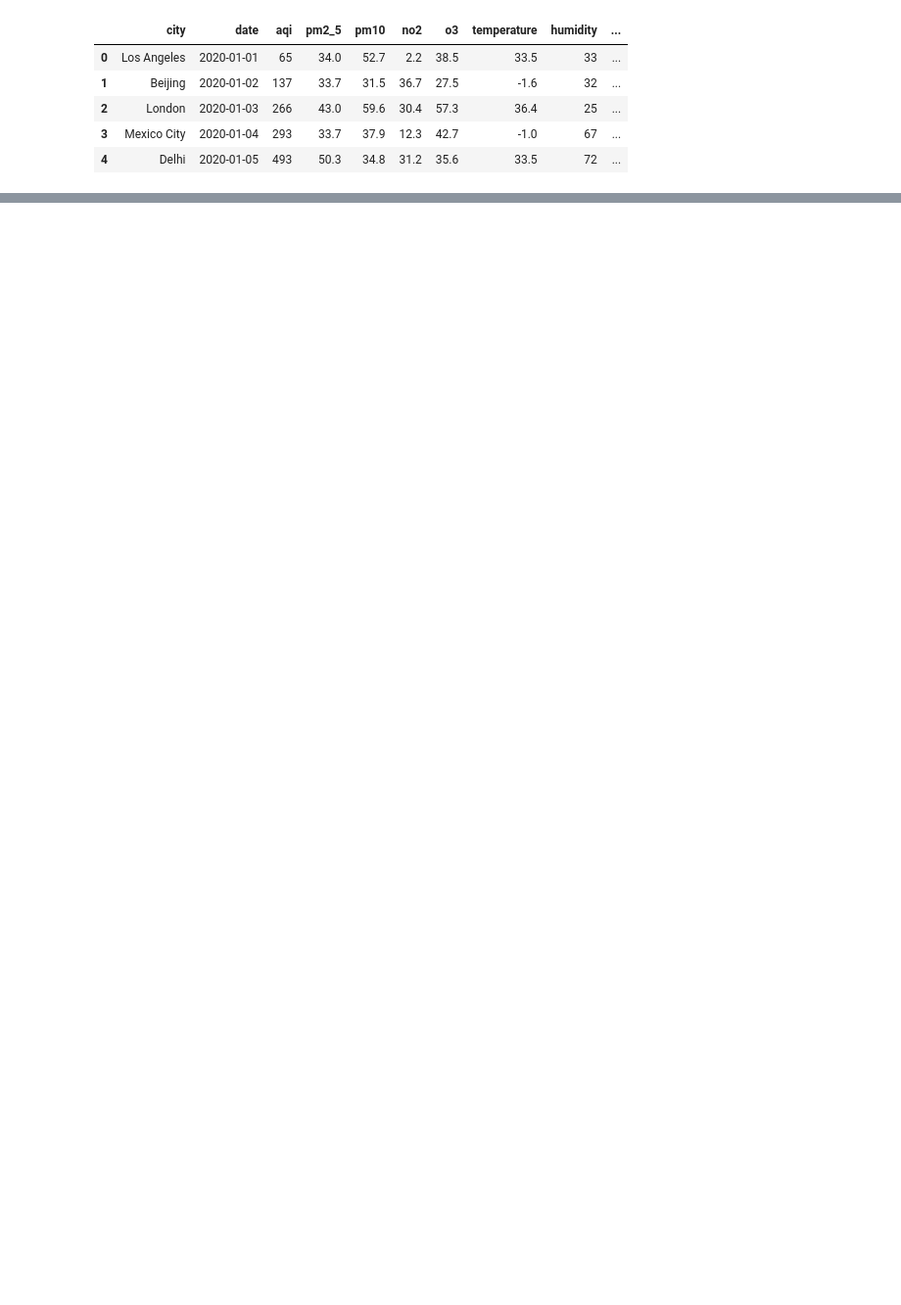
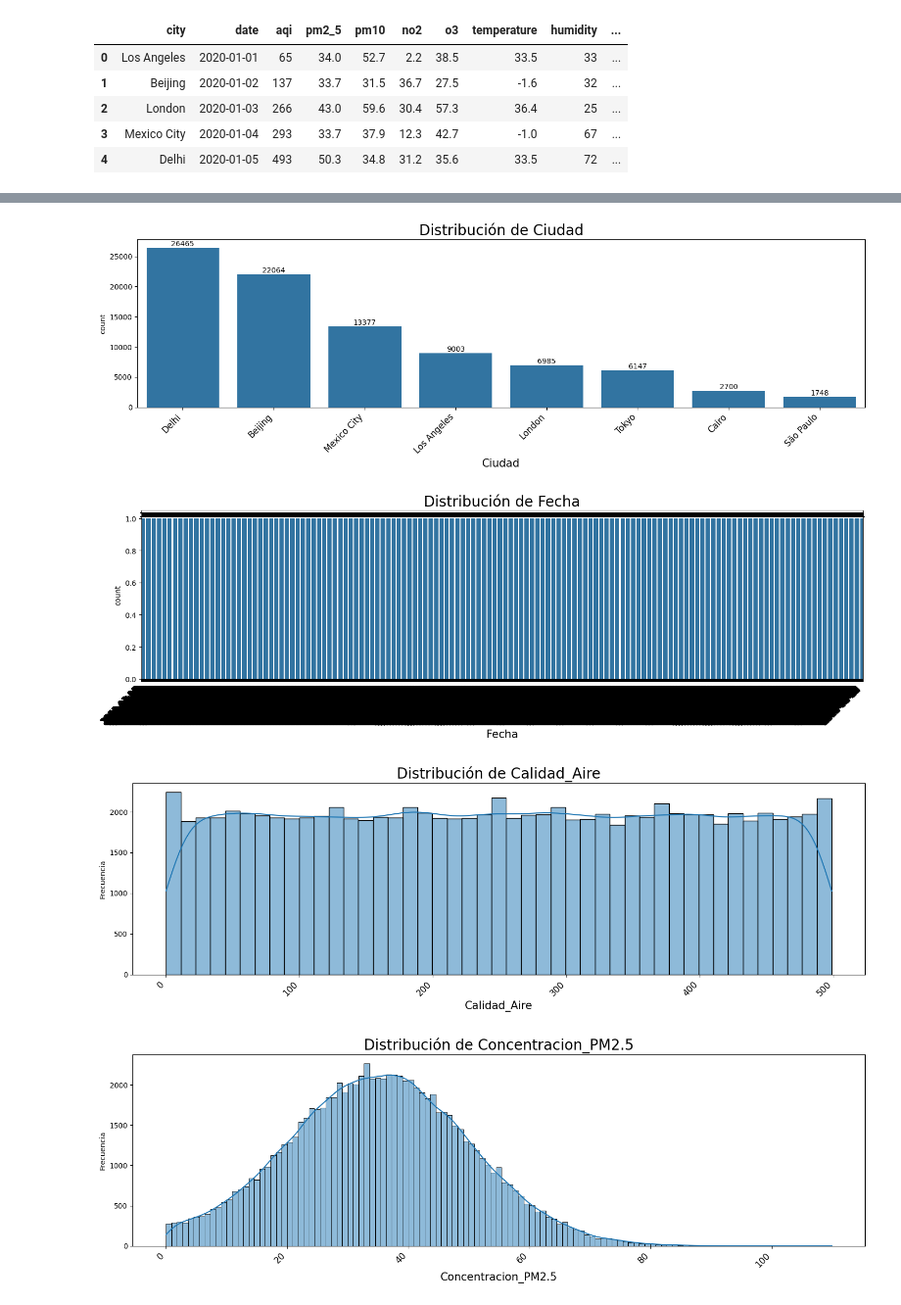
Before and after one commit to AlejandroAvila43/MineriaDeDatos, a Jupyter notebook: Air quality/AirQuality.ipynb, the cells around one changed output, grey strips where cells are left out. Shown at 98% size. Cells and saved outputs as stored; diff of their text form; code cells hidden in the pictures; blank space fills up the shorter version.

```diff
--- a/Air quality/AirQuality.ipynb
+++ b/Air quality/AirQuality.ipynb
@@ -17,0 +111,18 @@ dataset.head() # viendo si se cargo de manera correcta los datos
+# %%
+# renombramiento a nombres en español y mas legibles
+dataset.rename(columns={
+    'city': 'Ciudad',
+    'date': 'Fecha',
+    'aqi': 'Calidad_Aire',
+    'pm2_5': 'Concentracion_PM2.5',
+    'pm10': 'Concentracion_PM10',
+    'no2': 'Concentracion_Dioxido_Nitrogeno',
+    'o3': 'Concentracion_Ozono',
+    'temperature': 'Temperatura',
+    'humidity': 'Humedad',
+    'hospital_admissions': 'Hospitalizaciones',
+    'population_density': 'Densidad_Poblacional',
+    'hospital_capacity': 'Capacidad_Hospitalaria'
+}, inplace=True)
+
+dataset.info()
@@ -17,0 +149,45 @@ dataset.head() # viendo si se cargo de manera correcta los datos
+# %%
+# Corrige los nombres de las columnas en tu lista
+columnas_dataset = [
+    'Ciudad',
+    'Fecha',
+    'Calidad_Aire',
+    'Concentracion_PM2.5',
+    'Concentracion_PM10',
+    'Concentracion_Dioxido_Nitrogeno',
+    'Concentracion_Ozono',
+    'Temperatura',
+    'Humedad',
+    'Hospitalizaciones',
+    'Densidad_Poblacional',
+    'Capacidad_Hospitalaria'
+]
+
+# Función mejorada para gráficas
+def grafica_barras(df, columns):
+    for column in columns:
+        plt.figure(figsize=(15, 5))
+
+        # Para variables categóricas o discretas usa countplot
+        if df[column].dtype == 'object' or df[column].nunique() < 20:
+            ax = sns.countplot(x=column, data=df,
+                             order=df[column].value_counts().index)
+            ax.bar_label(ax.containers[0])
+        else:
+            # Para variables numéricas continuas usa histplot
+            sns.histplot(data=df, x=column, kde=True)
+            plt.ylabel('Frecuencia')
+
+        plt.xlabel(column, fontsize=15)
+        plt.title(f'Distribución de {column}', fontsize=20)
+        plt.xticks(rotation=45, ha='right', fontsize=12)
+        plt.tight_layout()
+        plt.show()
+
+# Ejecutar la función
+grafica_barras(dataset, columnas_dataset)
+# %% [output]
+[figure, added]
+[figure, added]
+[figure, added]
+[figure, added]
```
Also changed, not shown: parts of 12 cells of this notebook, 1 other file.
